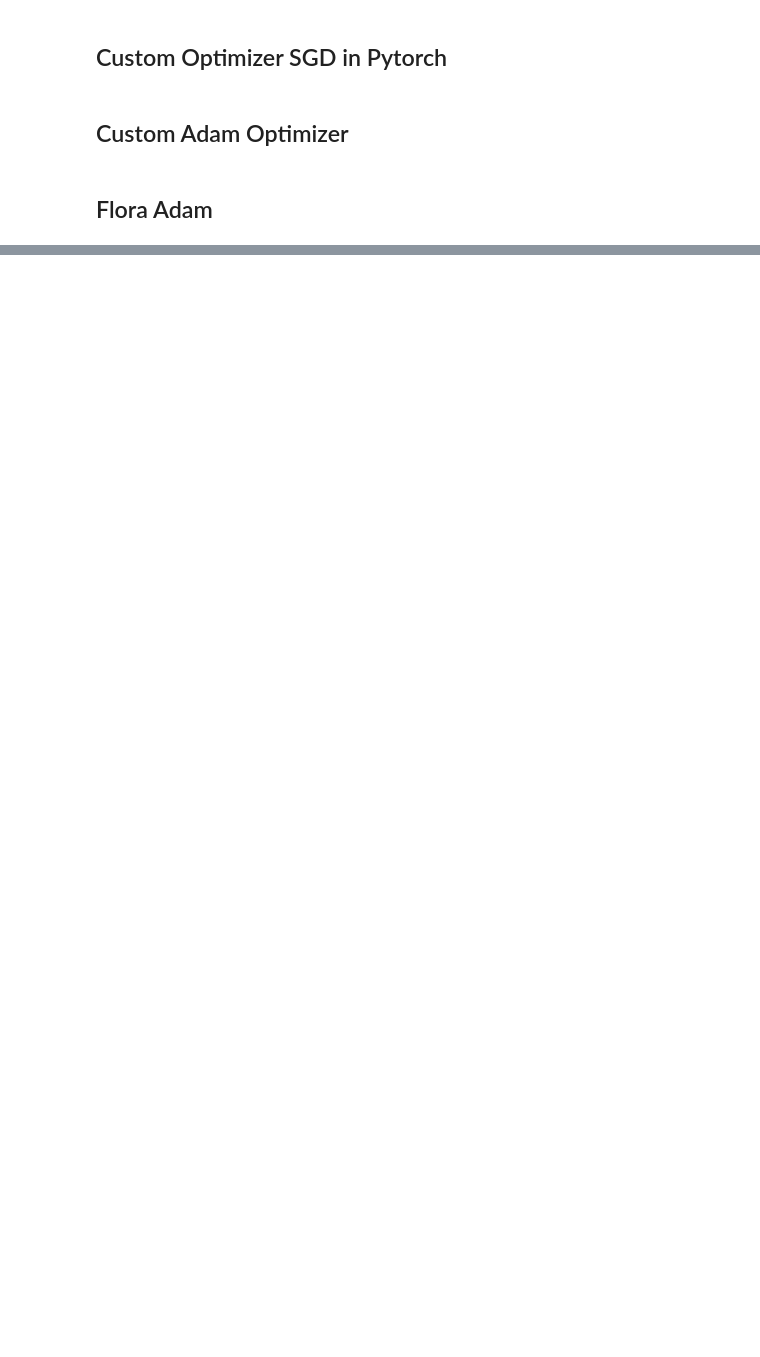
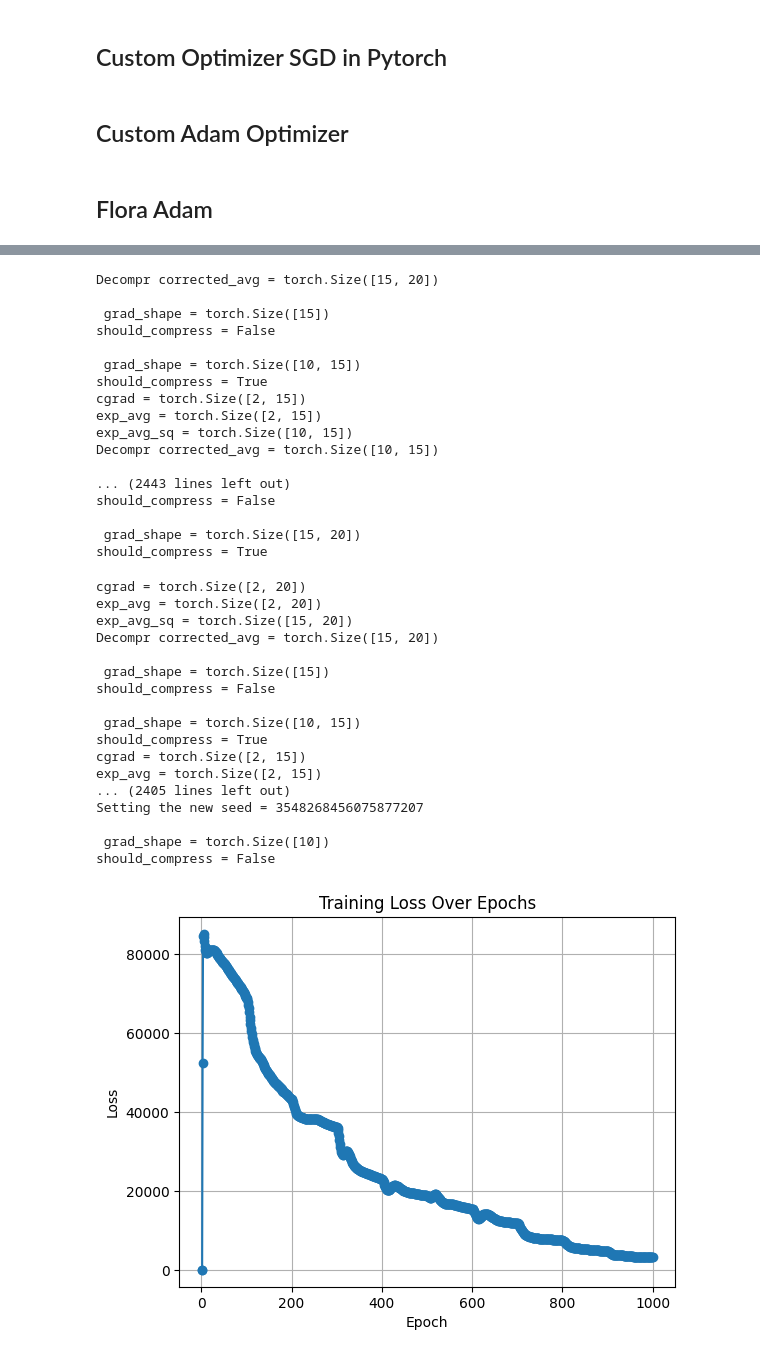
Before and after one commit to thecodehen/epfl-cs439-s25-project, a Jupyter notebook: OptInMLProject.ipynb, the cells around one changed output, grey strips where cells are left out. Cells and saved outputs as stored; diff of their text form; code cells hidden in the pictures; blank space fills up the shorter version.

Commit message:
Putting a loss graph for verification

```diff
--- a/OptInMLProject.ipynb
+++ b/OptInMLProject.ipynb
@@ -447,7 +448,7 @@ class TwoLayerNet(nn.Module):
         return x     # Softmax for class probabilities
 
 model = TwoLayerNet(20, 15, 10)
-optimizer = FloraAdam(model.parameters(), lr=5e-100, betas=(0.9, 0.999), eps=1e-8, rank = 2, kappa = 100, seed = 0)
+optimizer = FloraAdam(model.parameters(), lr=5e-2, betas=(0.9, 0.999), eps=1e-8, rank = 2, kappa = 100, seed = 0)
 criterion = torch.nn.MSELoss()
 
 x = torch.randn(32, 20)
@@ -458,15 +459,13 @@ print(list(model.parameters()), '\n')
 # Training step
 output = model(x)
 loss = criterion(output, y)
+epochs = 1000
 
-optimizer.zero_grad()
-loss.backward()
+# Store loss for plotting
+loss_values = []
 
-for epoch in tqdm(range(1000), desc="Training"):
+for epoch in tqdm(range(epochs), desc="Training"):
     model.train()
-
-    x = torch.randn(32, 20)
-    y = torch.randn(32, 10)
 
     output = model(x)
 
@@ -474,3 +473,14 @@ for epoch in tqdm(range(1000), desc="Training"):
     optimizer.zero_grad()
     loss.backward()
     optimizer.step()
+
+    loss_values.append(loss.item())
+
+# Plot loss
+plt.plot(range(1, epochs + 1), loss_values, marker='o')
+plt.xlabel('Epoch')
+plt.ylabel('Loss')
+plt.title('Training Loss Over Epochs')
+plt.grid(True)
+plt.show()
+# %% [output]
@@ -477,2 +606,37 @@ for epoch in tqdm(range(1000), desc="Training"):
+Decompr corrected_avg = torch.Size([15, 20])
+
+ grad_shape = torch.Size([15])
+should_compress = False
+
+ grad_shape = torch.Size([10, 15])
+should_compress = True
+cgrad = torch.Size([2, 15])
+exp_avg = torch.Size([2, 15])
+exp_avg_sq = torch.Size([10, 15])
+Decompr corrected_avg = torch.Size([10, 15])
+
+... (2443 lines left out)
+should_compress = False
+
+ grad_shape = torch.Size([15, 20])
+should_compress = True
+cgrad = torch.Size([2, 20])
+exp_avg = torch.Size([2, 20])
+exp_avg_sq = torch.Size([15, 20])
+Decompr corrected_avg = torch.Size([15, 20])
+
+ grad_shape = torch.Size([15])
+should_compress = False
+
+ grad_shape = torch.Size([10, 15])
+should_compress = True
+cgrad = torch.Size([2, 15])
+exp_avg = torch.Size([2, 15])
+... (2405 lines left out)
+Setting the new seed = 3548268456075877207
+
+ grad_shape = torch.Size([10])
+should_compress = False
+[figure, added]
 # %%
 list(model.parameters())
```
Also changed, not shown: parts of 2 cells of this notebook.
